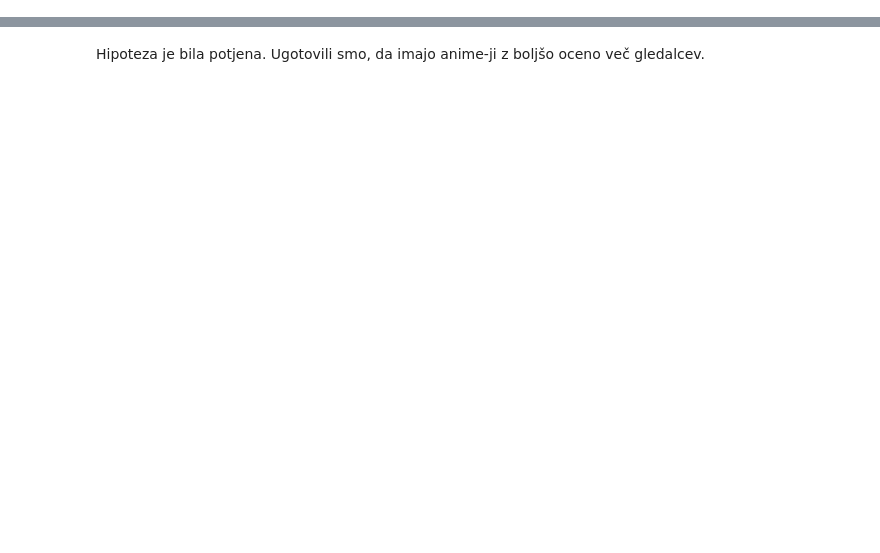
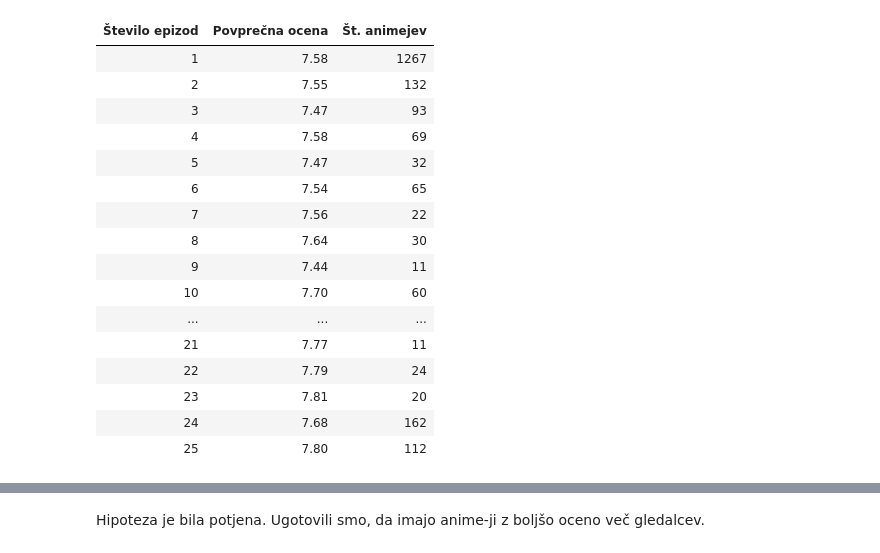
Before and after one commit to nika-jost/Projektna_naloga, a Jupyter notebook: analize_data.ipynb, the cells around one changed output, grey strips where cells are left out. Saved outputs shown, nothing was run; the diff lists cells and outputs as text; code cells hidden in the pictures; blank space fills up the shorter version.

```diff
--- a/analize_data.ipynb
+++ b/analize_data.ipynb
@@ -1,43 +1,54 @@
 # %%
+# Tabela povprečne ocene, glede na število epizod.
 import csv
-import datetime as dt
+import pandas as pd
+from IPython.display import display
 import matplotlib.pyplot as plt
 
 encoding = 'utf-8'
-
-# Animeji, ki vložijo več časa v produkcijo epizod, imajo na koncu boljšo oceno.
 with open(file="anime_data_premium.csv", mode="r", encoding=encoding) as podatki:
     reader = csv.reader(podatki)
-    time_per_ep = []
-    ratings = []
+    # podatki = {
+    #     12: [8.6, 7.3, 5.1, 8.8]
+    #     22: [9.9, 6.6]
+    # }
+    podatki = {}
+    podatki_average = {}
+    anime_count = {}
+
     for i, line in enumerate(reader):
         if i == 0:
-            continue # Spusti prvo vrstico.
-
-        score = line[1]
-        n_episodes = line[6]
-        start_date = line[23]
-        end_date = line[24]
-
-        if start_date == 'N/A' or end_date == 'N/A':
             continue
 
-        fmt = "%b %d, %Y"
+        ocena = line[1]
+        stevilo_ep = line[6]
 
-        # Pridobi datum iz stringa v formatu: (Mes dan, leto), kjer je mesec 3 črke.
-        start_date = dt.datetime.strptime(start_date, fmt)
-        end_date   = dt.datetime.strptime(end_date, fmt)
+        if stevilo_ep == '':
+            continue
 
-        duration = (end_date - start_date).days # Dolžina v dnevih
+        if stevilo_ep not in podatki.keys():
+            podatki[stevilo_ep] = [ocena]
+        else:
+            podatki[stevilo_ep].append(ocena)
 
-        time_per_ep.append(duration/int(n_episodes))
-        ratings.append(score)
+    for key in podatki.keys():
+        ocene = podatki[key] # ['9.6', ...]
+        ocene_float = [float(o) for o in ocene] # Spremenimo iz string to float
+        podatki_average[key] = round(sum(ocene_float) / len(ocene_float), 2)
+        anime_count[key] = len(ocene_float)
 
-# plt je knjižnica za risanje grafov
-plt.scatter(ratings[::-1], time_per_ep[::-1]) # Rating od min do maks
-plt.ylabel("Days per episode")
-plt.xlabel("Rating")
-plt.title("Anime rating vs. time per episode")
-# TODO: Popravi axis numbers
-plt.show() # Da ga vidmo
+# Draw table:
+podatki_average = {k: v for k, v in sorted(podatki_average.items(), key=lambda item: int(item[0]))}
+
+list_podatki_average = list(podatki_average.items()) # Damo v to obliko: [(1, 1), (2, 3), (1, 9), ...]
+for i, key in enumerate(podatki_average.keys()):
+    list_podatki_average[i] = list_podatki_average[i] + (anime_count[key], ) # Dodamo count:  [(1, 1, 1), (2, 3, 2), (1, 9, 5), ...]
+
+table = pd.DataFrame(list_podatki_average, columns=["Število epizod", "Povprečna ocena", "Št. animejev"])
+display(
+    table.head(25)
+         .style
+         .hide(axis="index") # Skrije vrstico ki oštevilči tableo.
+         .format({"Povprečna ocena": "{:.2f}"})
+)
 # %% [output]
@@ -44,0 +55,17 @@ IndexError: list index out of range
+| Število epizod | Povprečna ocena | Št. animejev |
+| 1 | 7.58 | 1267 |
+| 2 | 7.55 | 132 |
+| 3 | 7.47 | 93 |
+| 4 | 7.58 | 69 |
+| 5 | 7.47 | 32 |
+| 6 | 7.54 | 65 |
+| 7 | 7.56 | 22 |
+| 8 | 7.64 | 30 |
+| 9 | 7.44 | 11 |
+| 10 | 7.70 | 60 |
+| ... | ... | ... |
+| 21 | 7.77 | 11 |
+| 22 | 7.79 | 24 |
+| 23 | 7.81 | 20 |
+| 24 | 7.68 | 162 |
+| 25 | 7.80 | 112 |
```
Also changed, not shown: parts of 7 cells of this notebook, 5 other files.
